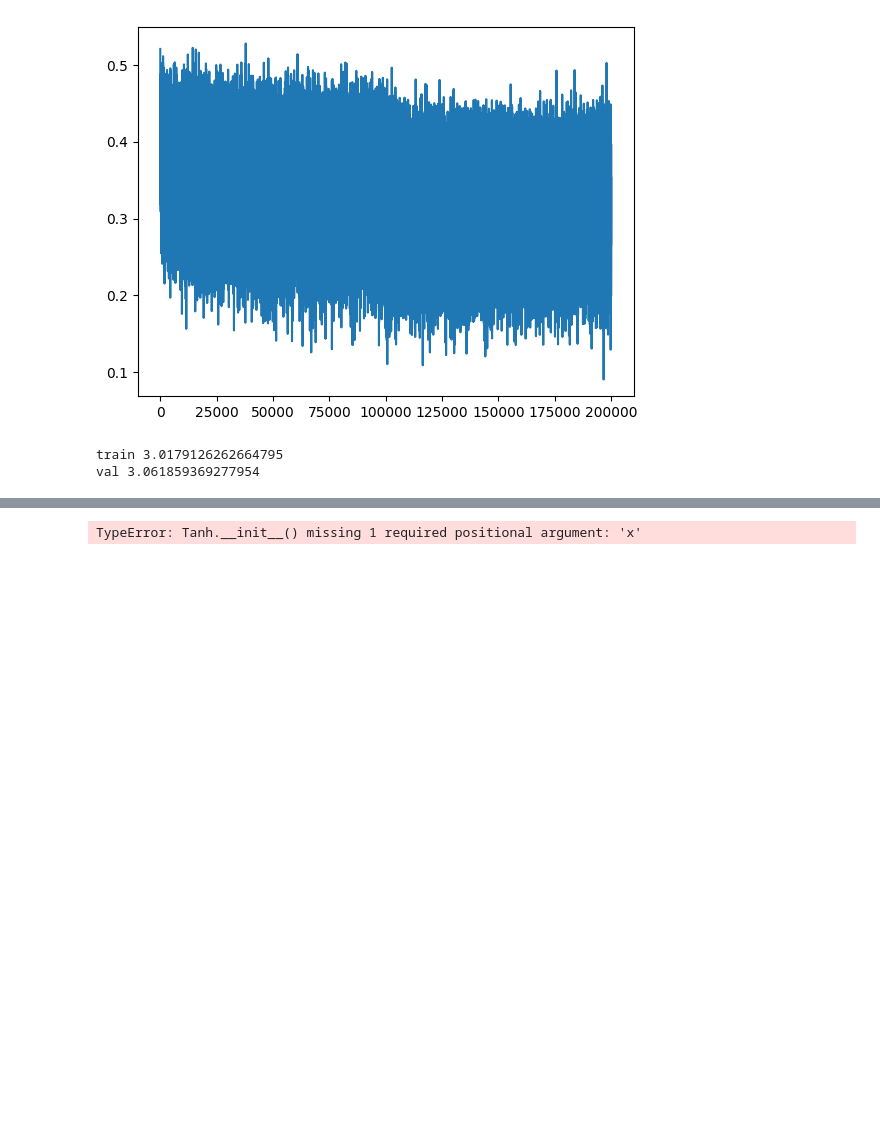
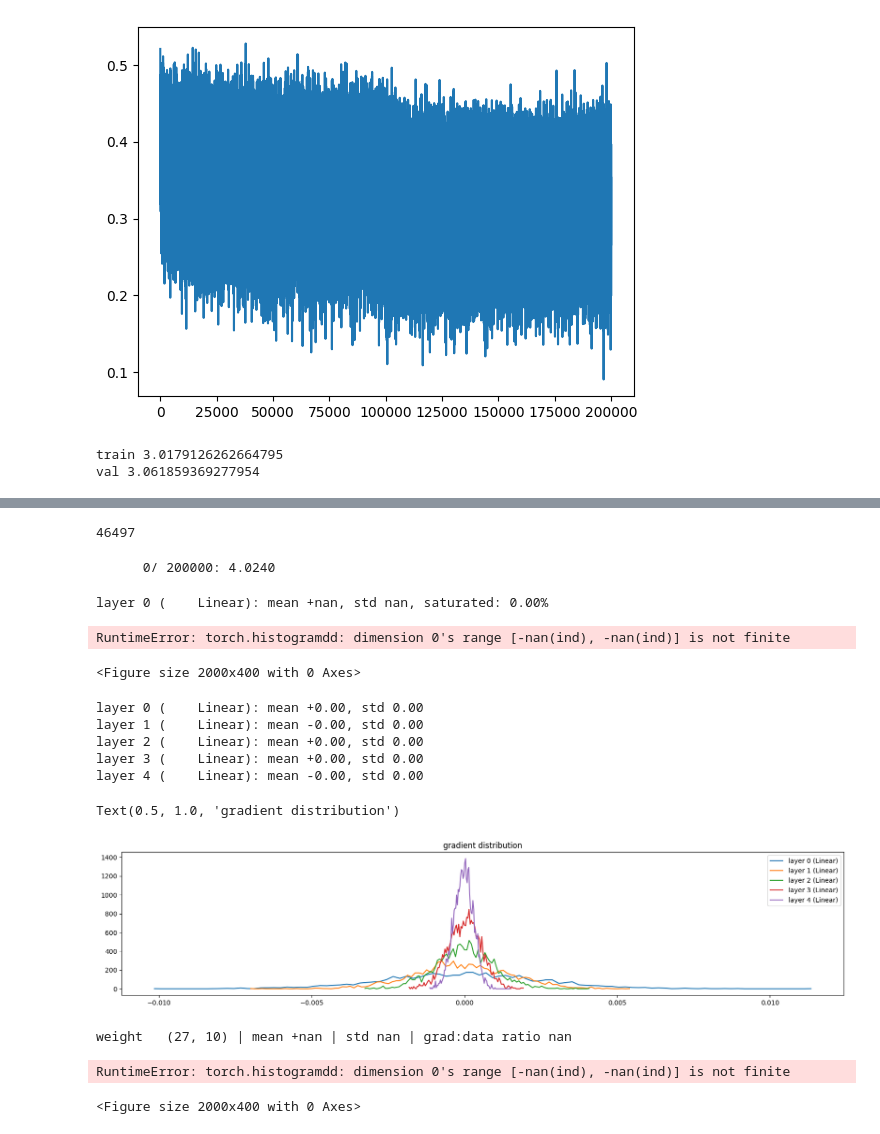
Before and after one commit to GarvAtri/NeuralNets, a Jupyter notebook: batchNorm.ipynb, the cells around one changed output, grey strips where cells are left out. Saved outputs shown, nothing was run; the diff lists cells and outputs as text; code cells hidden in the pictures; blank space fills up the shorter version.

Commit message:
More visualization

```diff
--- a/batchNorm.ipynb
+++ b/batchNorm.ipynb
@@ -383,11 +381,11 @@ g = torch.Generator().manual_seed(2147483647) # for reproducibility
 
 C = torch.randn((vocab_size, n_embd), generator=g)
 layers = [
-    Linear(n_embd * block_size, n_hidden), Tanh(),
-    Linear(n_hidden, n_hidden), Tanh(),
-    Linear(n_hidden, n_hidden), Tanh(),
-    Linear(n_hidden, n_hidden), Tanh(),
-    Linear(n_hidden, n_hidden), Tanh(),
+    Linear(n_embd * block_size, n_hidden), #Tanh(),
+    Linear(n_hidden, n_hidden), #Tanh(),
+    Linear(n_hidden, n_hidden), #Tanh(),
+    Linear(n_hidden, n_hidden), #Tanh(),
+    Linear(n_hidden, n_hidden), #Tanh(),
     Linear(n_hidden, vocab_size),
 ]
 
@@ -404,7 +402,7 @@ print(sum(p.nelement() for p in parameters))  # number of total parameters
 for p in parameters:
     p.requires_grad = True
 # %% [output]
-TypeError: Tanh.__init__() missing 1 required positional argument: 'x'
+46497
 # %%
 # optimization
 
@@ -412,6 +410,7 @@ max_steps = 200000
 batch_size = 32
 lossi = []
 epsilon = 0.00001  # for the case, when variance is 0, in normalization
+ud = []  # update to data
 
 for i in range(max_steps):
 
@@ -442,13 +441,18 @@ for i in range(max_steps):
     if i % 10000 == 0:
         print(f'{i:7d}/{max_steps:7d}: {loss.item():.4f}')
     lossi.append(loss.log10().item())
-    break
+    with torch.no_grad():
+        ud.append([(lr*p.grad.std() / p.data.std()).log10().item() for p in parameters])
+    if i > 1000:
+        break
+# %% [output]
+      0/ 200000: 4.0240
 # %%
 # visualize histograms
 plt.figure(figsize=(20, 4)) # width and height of the plot
 legends = []
 for i, layer in enumerate(layers[:-1]):  # note: exclude the output layer
-    if isinstance(layer, Tanh): # tanh for easy visualization
+    if isinstance(layer, Linear): # tanh for easy visualization
         t = layer.out
         print('layer %d (%10s): mean %+.2f, std %.2f, saturated: %.2f%%' % (i, layer.__class__.__name__, t.mean(), t.std(), (t.abs() > 0.97).float().mean() * 100))
         hy, hx = torch.histogram(t, density=True)
@@ -456,16 +460,28 @@ for i, layer in enumerate(layers[:-1]):  # note: exclude the output layer
         legends.append(f'layer {i} ({layer.__class__.__name__})')
 plt.legend(legends)
 plt.title('activation distribution')
+# %% [output]
+layer 0 (    Linear): mean +nan, std nan, saturated: 0.00%
+RuntimeError: torch.histogramdd: dimension 0's range [-nan(ind), -nan(ind)] is not finite
+<Figure size 2000x400 with 0 Axes>
 # %%
 # visualize histograms for gradient
 plt.figure(figsize=(20, 4)) # width and height of the plot
 legends = []
 for i, layer in enumerate(layers[:-1]):  # note: exclude the output layer
-    if isinstance(layer, Tanh): # tanh for easy visualization
+    if isinstance(layer, Linear): # tanh for easy visualization
         t = layer.out.grad
         print('layer %d (%10s): mean %+.2f, std %.2f' % (i, layer.__class__.__name__, t.mean(), t.std()))
         hy, hx = torch.histogram(t, density=True)
         plt.plot(hx[:-1].detach(), hy.detach())
         legends.append(f'layer {i} ({layer.__class__.__name__})')
 plt.legend(legends)
 plt.title('gradient distribution')
+# %% [output]
+layer 0 (    Linear): mean +0.00, std 0.00
+layer 1 (    Linear): mean -0.00, std 0.00
+layer 2 (    Linear): mean +0.00, std 0.00
+layer 3 (    Linear): mean +0.00, std 0.00
+layer 4 (    Linear): mean -0.00, std 0.00
+Text(0.5, 1.0, 'gradient distribution')
+[figure, added]
@@ -471,0 +491,18 @@ plt.title('gradient distribution')
+# %%
+# visualize histograms for weights
+plt.figure(figsize=(20, 4)) # width and height of the plot
+legends = []
+for i, p in enumerate(parameters):
+    t = p.grad
+    if p.ndim == 2:
+        t = layer.out.grad
+        print('weight %10s | mean %+f | std %e | grad:data ratio %e' % (tuple(p.shape),  t.mean(), t.std(), t.std() / p.std()))
+        hy, hx = torch.histogram(t, density=True)
+        plt.plot(hx[:-1].detach(), hy.detach())
+        legends.append(f'{i} {tuple(p.shape)}')
+plt.legend(legends)
+plt.title('weights gradient distribution')
+# %% [output]
+weight   (27, 10) | mean +nan | std nan | grad:data ratio nan
+RuntimeError: torch.histogramdd: dimension 0's range [-nan(ind), -nan(ind)] is not finite
+<Figure size 2000x400 with 0 Axes>
```
Also changed, not shown: parts of 5 cells of this notebook.
